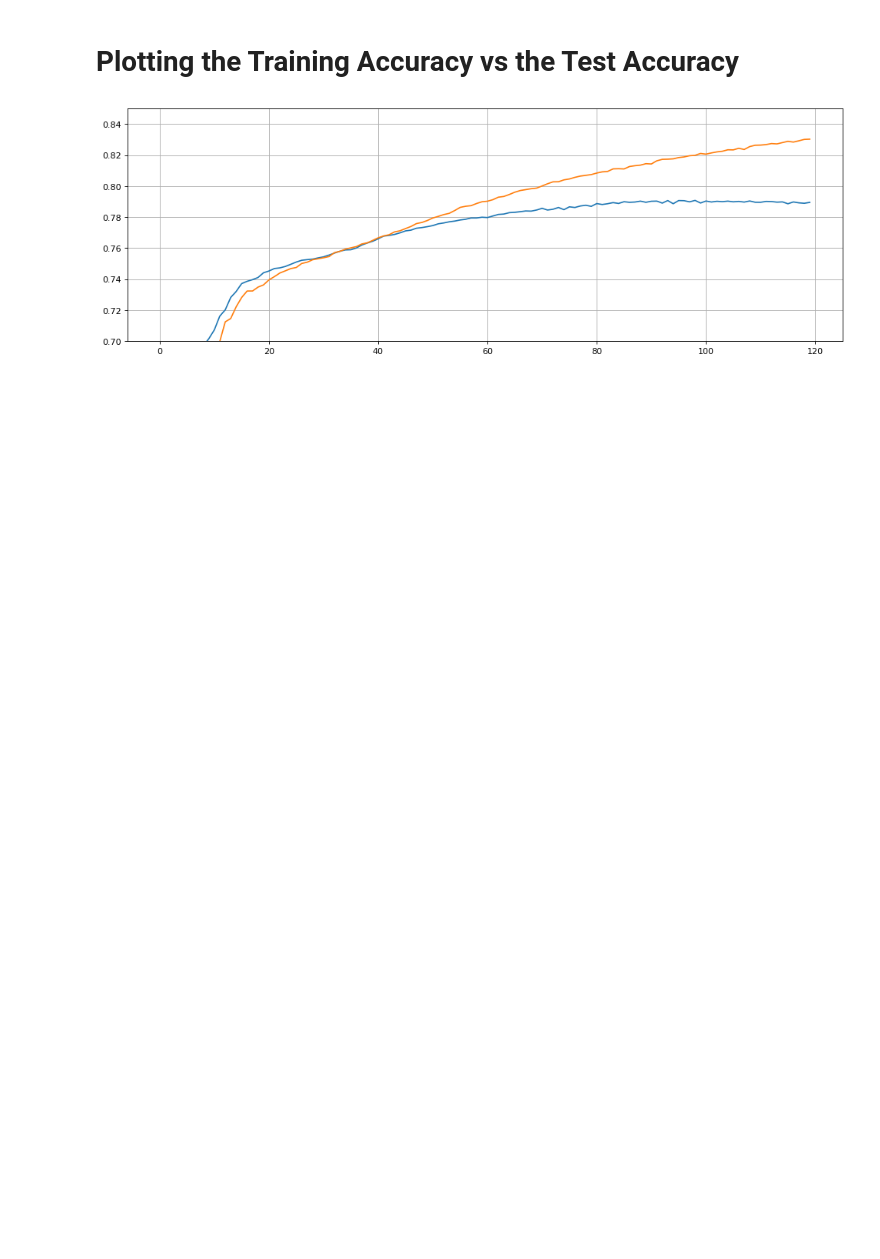
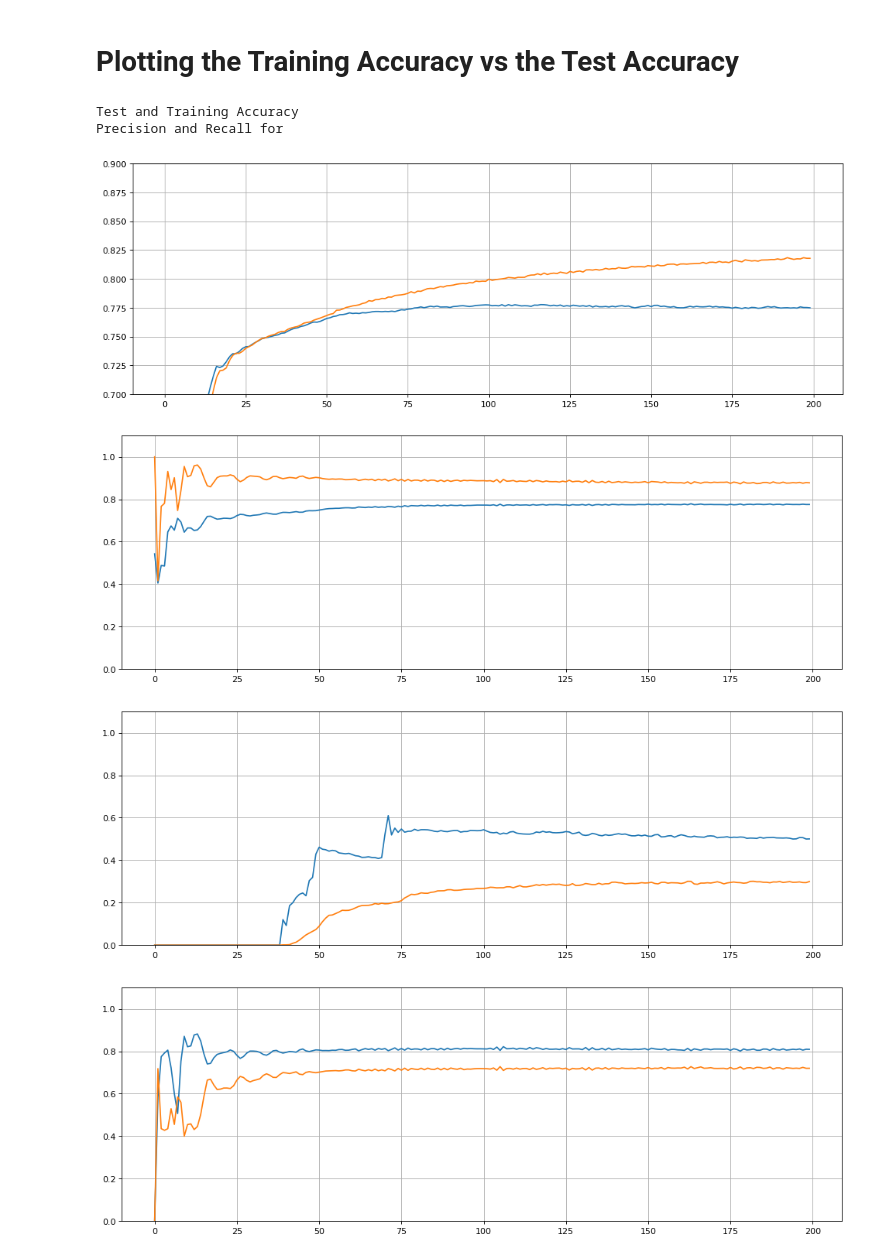
Before and after one commit to marcus-reyes/CoE197Z, a Jupyter notebook: CoE197ZProject1.ipynb, the cells around one changed output. Cells and saved outputs as stored; diff of their text form; code cells hidden in the pictures; blank space fills up the shorter version.

```diff
--- a/CoE197ZProject1.ipynb
+++ b/CoE197ZProject1.ipynb
@@ -208,18 +253,45 @@ Done evaluating performance
 # %% [markdown]
 # Plotting the Training Accuracy vs the Test Accuracy
-# %%
-
-plt.figure(figsize=(15,5), dpi=80, facecolor='w', edgecolor='k')
-axes = plt.gca()
-axes.set_ylim([0.70,0.85])
-plt.grid(which = 'both')
-plt.plot(np.mean(test_plot[0:k_folds,:],axis = 0))
-plt.plot(np.mean(train_plot[0:k_folds,:],axis = 0))
-
-plt.draw()
-plt.pause(0.001)
-# %% [output]
-[figure, removed]
+# %%
+print("Test and Training Accuracy")
+plt.figure(num =0,figsize=(15,5), dpi=80, facecolor='w', edgecolor='k')
+axes = plt.gca()
+axes.set_ylim([00.70,0.9])
+plt.grid(which = 'both')
+plt.plot(np.mean(test_plot[0:k_folds,:],axis = 0))
+plt.plot(np.mean(train_plot[0:k_folds,:],axis = 0))
+
+print("Precision and Recall for ")
+plt.figure(num =1,figsize=(15,5), dpi=80, facecolor='w', edgecolor='k')
+axes = plt.gca()
+axes.set_ylim([0.0,1.1])
+plt.grid(which = 'both')
+plt.plot(np.mean(precision_plot0[0:k_folds,:],axis = 0))
+plt.plot(np.mean(recall_plot0[0:k_folds,:],axis = 0))
+
+plt.figure(num =2,figsize=(15,5), dpi=80, facecolor='w', edgecolor='k')
+axes = plt.gca()
+axes.set_ylim([0.0,1.1])
+plt.grid(which = 'both')
+plt.plot(np.mean(precision_plot1[0:k_folds,:],axis = 0))
+plt.plot(np.mean(recall_plot1[0:k_folds,:],axis = 0))
+
+plt.figure(num =3,figsize=(15,5), dpi=80, facecolor='w', edgecolor='k')
+axes = plt.gca()
+axes.set_ylim([0.0,1.1])
+plt.grid(which = 'both')
+plt.plot(np.mean(precision_plot2[0:k_folds,:],axis = 0))
+plt.plot(np.mean(recall_plot2[0:k_folds,:],axis = 0))
+
+plt.draw()
+plt.pause(0.001)
+# %% [output]
+Test and Training Accuracy
+Precision and Recall for
+[figure, added]
+[figure, added]
+[figure, added]
+[figure, added]
 # %%
 
 #Train one final time on the entire model
```
Also changed, not shown: parts of 6 cells of this notebook, 1 other file.
